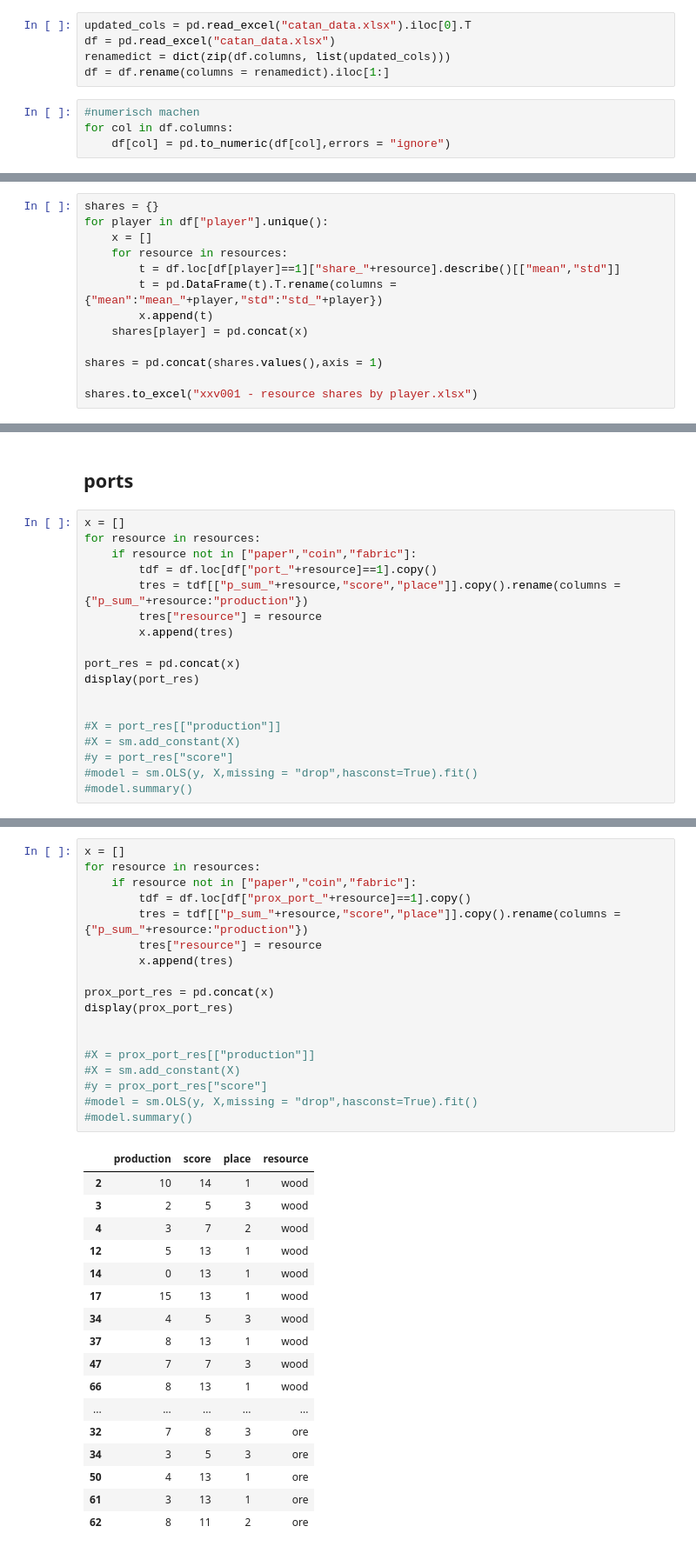
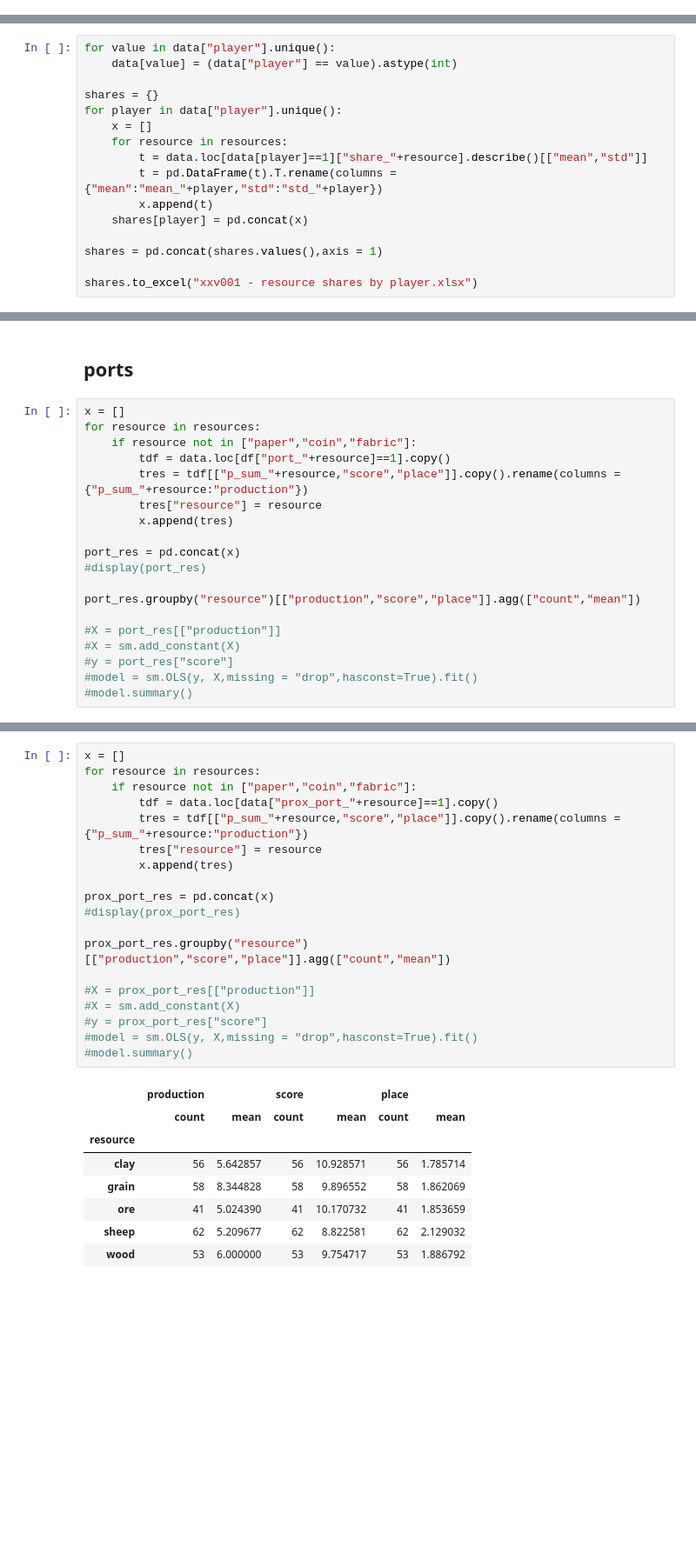
Before and after one commit to mxfuh/catan_data, a Jupyter notebook: catan_insights.ipynb, the cells around one changed output, grey strips where cells are left out. Shown at 87% size. Saved outputs shown, nothing was run; the diff lists cells and outputs as text; blank space fills up the shorter version.

```diff
--- a/catan_insights.ipynb
+++ b/catan_insights.ipynb
@@ -18,9 +2,0 @@ Object `ols` not found.
-# %%
-updated_cols = pd.read_excel("catan_data.xlsx").iloc[0].T
-df = pd.read_excel("catan_data.xlsx")
-renamedict = dict(zip(df.columns, list(updated_cols)))
-df = df.rename(columns = renamedict).iloc[1:]
-# %%
-#numerisch machen
-for col in df.columns:
-    df[col] = pd.to_numeric(df[col],errors = "ignore")
@@ -82,11 +136,14 @@ df["sum_tradegoods"] = df[["p_sum_paper","p_sum_coin","p_sum_fabric"]].apply("su
 # %% [markdown]
 ## xxv001 - resource share by player
 # %%
+for value in data["player"].unique():
+    data[value] = (data["player"] == value).astype(int)
+
 shares = {}
-for player in df["player"].unique():
+for player in data["player"].unique():
     x = []
     for resource in resources:
-        t = df.loc[df[player]==1]["share_"+resource].describe()[["mean","std"]]
+        t = data.loc[data[player]==1]["share_"+resource].describe()[["mean","std"]]
         t = pd.DataFrame(t).T.rename(columns = {"mean":"mean_"+player,"std":"std_"+player})
         x.append(t)
     shares[player] = pd.concat(x)
@@ -159,14 +295,15 @@ Notes:
 x = []
 for resource in resources:
     if resource not in ["paper","coin","fabric"]:
-        tdf = df.loc[df["port_"+resource]==1].copy()
+        tdf = data.loc[df["port_"+resource]==1].copy()
         tres = tdf[["p_sum_"+resource,"score","place"]].copy().rename(columns = {"p_sum_"+resource:"production"})
         tres["resource"] = resource
         x.append(tres)
 
 port_res = pd.concat(x)
-display(port_res)
+#display(port_res)
 
+port_res.groupby("resource")[["production","score","place"]].agg(["count","mean"])
 
 #X = port_res[["production"]]
 #X = sm.add_constant(X)
@@ -188,36 +322,28 @@ display(port_res)
 # %%
 x = []
 for resource in resources:
     if resource not in ["paper","coin","fabric"]:
-        tdf = df.loc[df["prox_port_"+resource]==1].copy()
+        tdf = data.loc[data["prox_port_"+resource]==1].copy()
         tres = tdf[["p_sum_"+resource,"score","place"]].copy().rename(columns = {"p_sum_"+resource:"production"})
         tres["resource"] = resource
         x.append(tres)
 
 prox_port_res = pd.concat(x)
-display(prox_port_res)
+#display(prox_port_res)
 
+prox_port_res.groupby("resource")[["production","score","place"]].agg(["count","mean"])
 
 #X = prox_port_res[["production"]]
 #X = sm.add_constant(X)
 #y = prox_port_res["score"]
 #model = sm.OLS(y, X,missing = "drop",hasconst=True).fit()
 #model.summary()
 # %% [output]
-|  | production | score | place | resource |
-| 2 | 10 | 14 | 1 | wood |
-| 3 | 2 | 5 | 3 | wood |
-| 4 | 3 | 7 | 2 | wood |
-| 12 | 5 | 13 | 1 | wood |
-| 14 | 0 | 13 | 1 | wood |
-| 17 | 15 | 13 | 1 | wood |
-| 34 | 4 | 5 | 3 | wood |
-| 37 | 8 | 13 | 1 | wood |
-| 47 | 7 | 7 | 3 | wood |
-| 66 | 8 | 13 | 1 | wood |
-| ... | ... | ... | ... | ... |
-| 32 | 7 | 8 | 3 | ore |
-| 34 | 3 | 5 | 3 | ore |
-| 50 | 4 | 13 | 1 | ore |
-| 61 | 3 | 13 | 1 | ore |
-| 62 | 8 | 11 | 2 | ore |
+|  | production |  | score |  | place |  |
+|  | count | mean | count | mean | count | mean |
+| resource |  |  |  |  |  |  |
+| clay | 56 | 5.642857 | 56 | 10.928571 | 56 | 1.785714 |
+| grain | 58 | 8.344828 | 58 | 9.896552 | 58 | 1.862069 |
+| ore | 41 | 5.024390 | 41 | 10.170732 | 41 | 1.853659 |
+| sheep | 62 | 5.209677 | 62 | 8.822581 | 62 | 2.129032 |
+| wood | 53 | 6.000000 | 53 | 9.754717 | 53 | 1.886792 |
```
Also changed, not shown: parts of 25 cells of this notebook, 2 other files.
